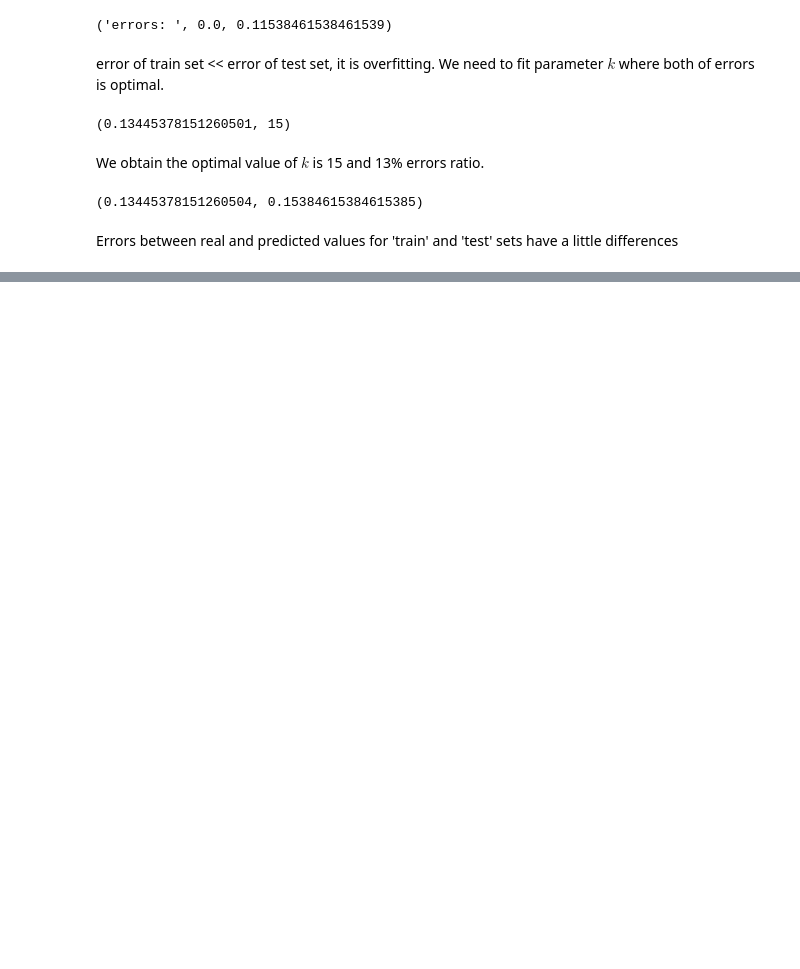
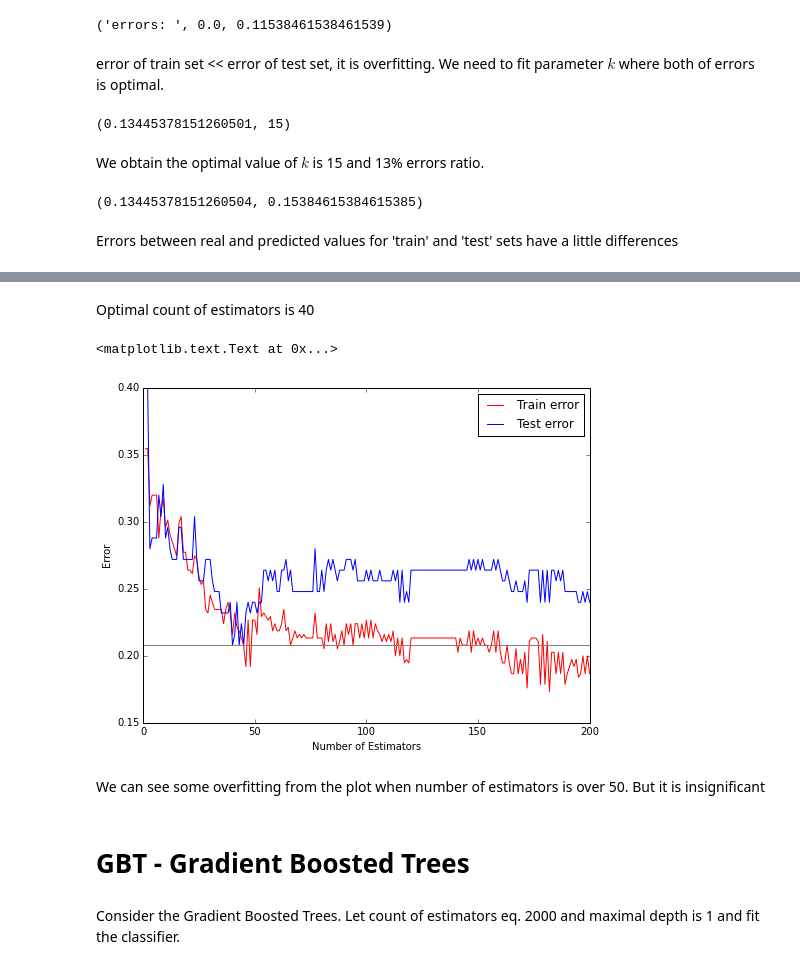
Before and after one commit to r3tgc/ML_homework, a Jupyter notebook: 1_kNN/Armenian_pubs_knn-v2.ipynb, the cells around one changed output, grey strips where cells are left out. Cells and saved outputs as stored; diff of their text form; code cells hidden in the pictures; blank space fills up the shorter version.

```diff
--- a/1_kNN/Armenian_pubs_knn-v2.ipynb
+++ b/1_kNN/Armenian_pubs_knn-v2.ipynb
@@ -548,0 +795,8 @@ Errors between real and predicted values for 'train' and 'test' sets have a litt
+# %%
+err_ada_train = []
+for y_train_pred in ada_model.staged_predict(x_train):
+    err_ada_train.append(np.mean(y_train_pred != y_train))
+
+err_ada_test = []
+for y_test_pred in ada_model.staged_predict(x_test):
+    err_ada_test.append(np.mean(y_test_pred != y_test))
@@ -548,0 +807,19 @@ Errors between real and predicted values for 'train' and 'test' sets have a litt
+# %% [markdown]
+Optimal count of estimators is 40
+# %%
+plt.figure(figsize = (8, 6))
+plt.plot(range(1, n_estimators + 1), err_ada_train, 'r', label = 'Train error')
+plt.plot(range(1, n_estimators + 1), err_ada_test,  'b', label = 'Test error')
+plt.legend(loc = 1)
+plt.axhline(y = min(err_ada_test), color = 'gray')
+plt.xlabel('Number of Estimators')
+plt.ylabel('Error')
+# %% [output]
+<matplotlib.text.Text at 0x...>
+[figure, added]
+# %% [markdown]
+We can see some overfitting from the plot when number of estimators is over 50. But it is insignificant
+# %% [markdown]
+# GBT - Gradient Boosted Trees
+# %% [markdown]
+Consider the Gradient Boosted Trees. Let count of estimators eq. 2000 and maximal depth is 1 and fit the classifier.
```
Also changed, not shown: parts of 49 cells of this notebook.
